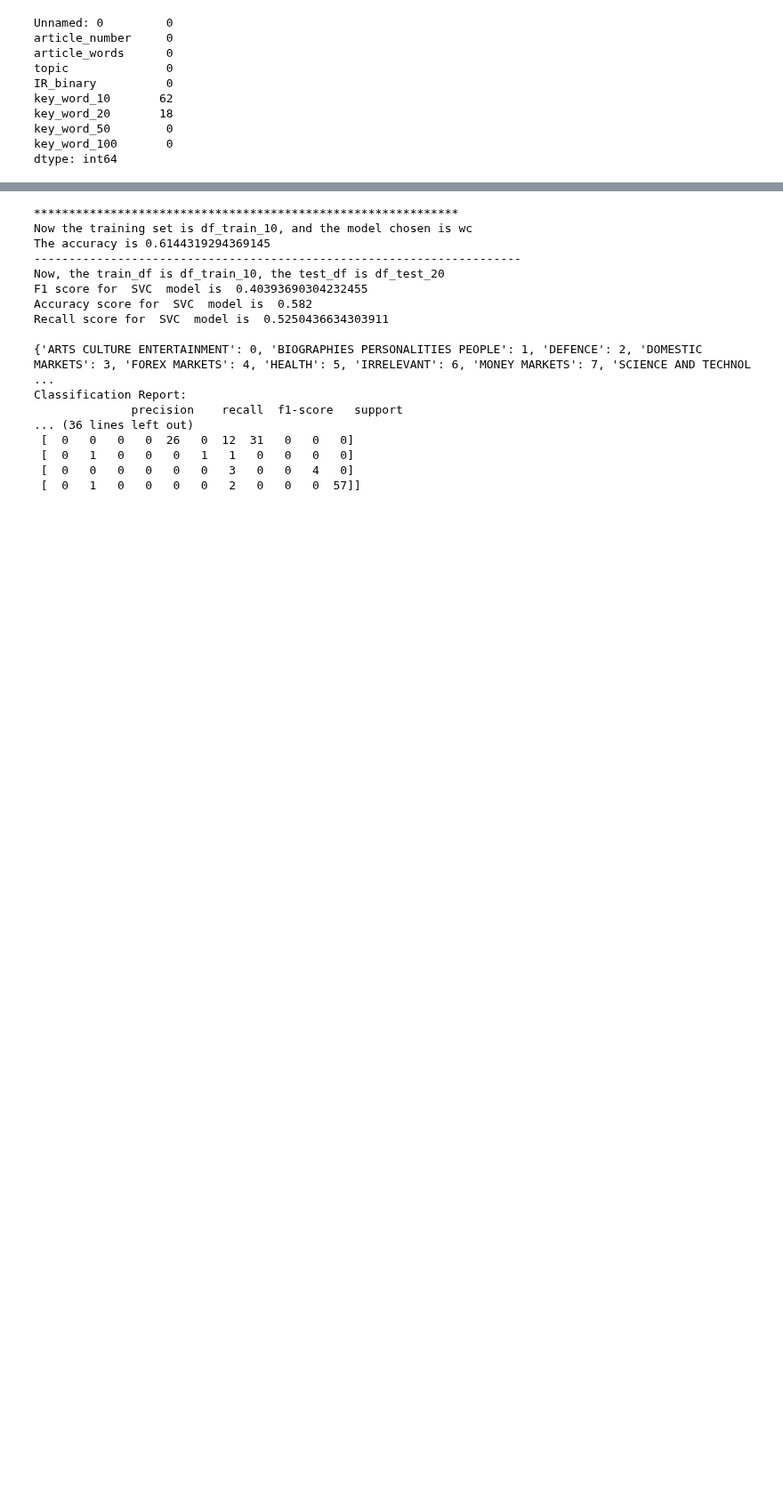
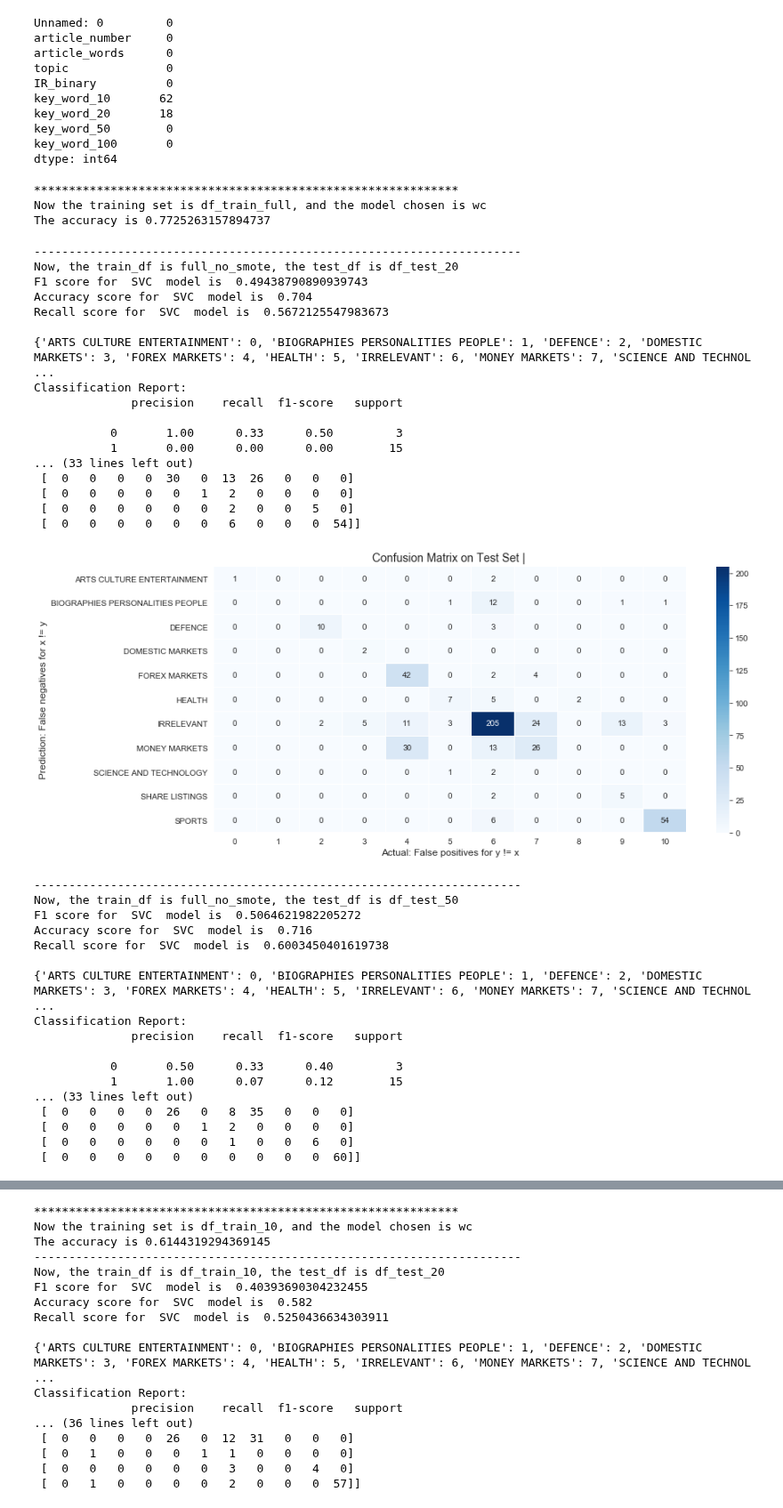
Before and after one commit to HenryLiangzy/COMP9417_Project, a Jupyter notebook: Yangqi's work/Yangqi_test_results.ipynb, the cells around one changed output, grey strips where cells are left out. Shown at 89% size. Saved outputs shown, nothing was run; the diff lists cells and outputs as text; code cells hidden in the pictures; blank space fills up the shorter version.

Commit message:
Yangqi model

```diff
--- a/Yangqi's work/Yangqi_test_results.ipynb
+++ b/Yangqi's work/Yangqi_test_results.ipynb
@@ -58,7 +58,7 @@ def get_model_nosmote(df_train):
 
     wc_df = CountVectorizer().fit_transform(train_x)
 
-    svm_model = svm.SVC(gamma=0.001, C=10.,decision_function_shape = 'ovo', class_weight = 'balanced')
+    svm_model = svm.SVC(gamma=0.001, C=10.,decision_function_shape = 'ovo', class_weight = 'balanced', probability = True)
 
     accs_tf = np.mean(cross_val_score(svm_model,
                            tf_df, en_train_y, cv=5))
@@ -141,6 +141,10 @@ def get_scores(en_train_y,pred_y,model_name,topic=None):
         print("Recall score for ",model_name," model is ",recall,"\n")
     else:
         return ([topic,{'accuracy':accuracy,'f1':f1,'recall':recall}])
+
+def retrieve_variable(filename):
+    file_name = "Models/"+filename+".joblib"
+    return(load(file_name))
 # %%
 TRAINING_FILE ="../keyword.csv"
 TEST_FILE = "../key_word_test.csv"
@@ -184,3 +188,52 @@ df_test_100.name = 'df_test_100'
 df_test_full = pd.DataFrame(df_my_test,columns=['article_words','topic']).rename(columns={'article_words':'key_word'})
 df_test_full.name = 'df_test_full'
 df_test_all = [df_test_10,df_test_20,df_test_50,df_test_100,df_test_full]
+# %%
+svm_model,le,encode_mapping,the_vect = get_model_nosmote(df_train_full) #train full model, no smote with probability
+# %% [output]
+*************************************************************
+Now the training set is df_train_full, and the model chosen is wc
+The accuracy is 0.7725263157894737
+# %%
+for test_df in df_test_all:
+        if (test_df.isnull().values.any()):
+            continue
+        print('----------------------------------------------------------------------')
+        print(f'Now, the train_df is full_no_smote, the test_df is {test_df.name}')
+        test_model(test_df, svm_model,le,encode_mapping, the_vect)
+# %% [output]
+----------------------------------------------------------------------
+Now, the train_df is full_no_smote, the test_df is df_test_20
+F1 score for  SVC  model is  0.49438790890939743
+Accuracy score for  SVC  model is  0.704
+Recall score for  SVC  model is  0.5672125547983673
+
+{'ARTS CULTURE ENTERTAINMENT': 0, 'BIOGRAPHIES PERSONALITIES PEOPLE': 1, 'DEFENCE': 2, 'DOMESTIC MARKETS': 3, 'FOREX MARKETS': 4, 'HEALTH': 5, 'IRRELEVANT': 6, 'MONEY MARKETS': 7, 'SCIENCE AND TECHNOL ...
+Classification Report:
+              precision    recall  f1-score   support
+
+           0       1.00      0.33      0.50         3
+           1       0.00      0.00      0.00        15
+... (33 lines left out)
+ [  0   0   0   0  30   0  13  26   0   0   0]
+ [  0   0   0   0   0   1   2   0   0   0   0]
+ [  0   0   0   0   0   0   2   0   0   5   0]
+ [  0   0   0   0   0   0   6   0   0   0  54]]
+[figure, added]
+----------------------------------------------------------------------
+Now, the train_df is full_no_smote, the test_df is df_test_50
+F1 score for  SVC  model is  0.5064621982205272
+Accuracy score for  SVC  model is  0.716
+Recall score for  SVC  model is  0.6003450401619738
+
+{'ARTS CULTURE ENTERTAINMENT': 0, 'BIOGRAPHIES PERSONALITIES PEOPLE': 1, 'DEFENCE': 2, 'DOMESTIC MARKETS': 3, 'FOREX MARKETS': 4, 'HEALTH': 5, 'IRRELEVANT': 6, 'MONEY MARKETS': 7, 'SCIENCE AND TECHNOL ...
+Classification Report:
+              precision    recall  f1-score   support
+
+           0       0.50      0.33      0.40         3
+           1       1.00      0.07      0.12        15
+... (33 lines left out)
+ [  0   0   0   0  26   0   8  35   0   0   0]
+ [  0   0   0   0   0   1   2   0   0   0   0]
+ [  0   0   0   0   0   0   1   0   0   6   0]
+ [  0   0   0   0   0   0   0   0   0   0  60]]
```
Also changed, not shown: parts of 2 cells of this notebook, 4 other files.
